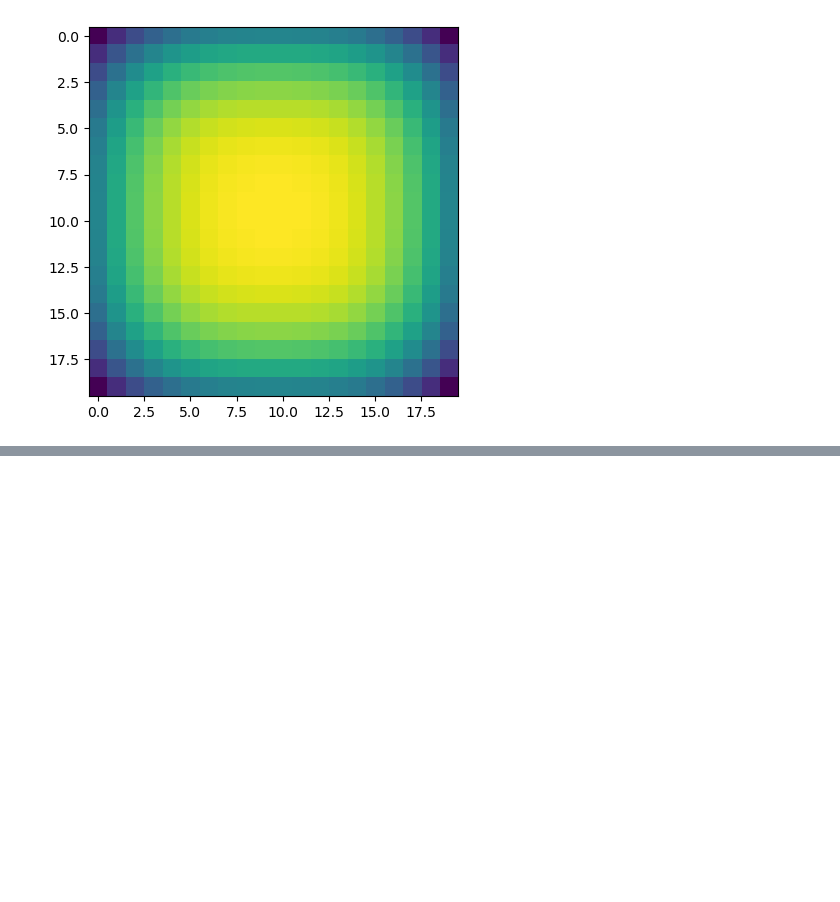
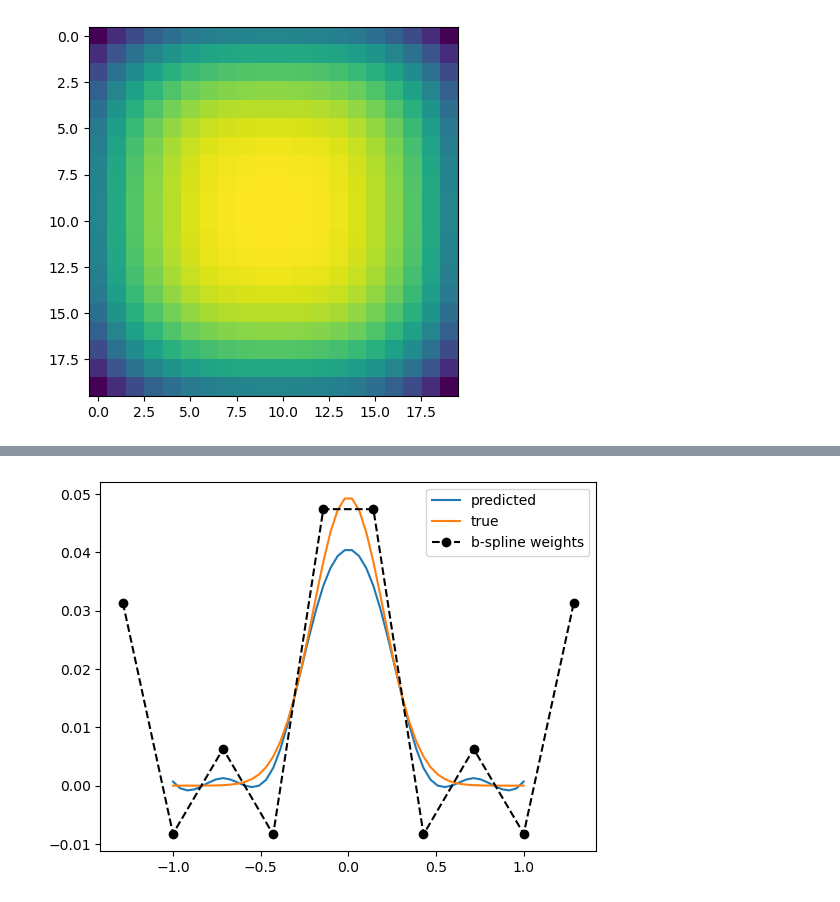
Before and after one commit to CambridgeSolidMechanics/tomography-registration-tools, a Jupyter notebook: examples/bspline_inverse.ipynb, the cells around one changed output, grey strips where cells are left out. Drawn from its saved outputs; the diff is of its cells as text; code cells hidden in the pictures; blank space fills up the shorter version.

```diff
--- a/examples/bspline_inverse.ipynb
+++ b/examples/bspline_inverse.ipynb
@@ -250,0 +70,11 @@ plt.plot(weights.flatten())
+# %%
+plt.plot(x.numpy(), u_post[:, len(y)//2, len(z)//2].numpy(), label='predicted')
+plt.plot(x.numpy(), u[:, len(y)//2, len(z)//2].numpy(), label='true')
+# plot grid points and weights
+nx,ny,nz = bf.grid_size
+grid_points = bf.origin[0] + bf.spacing[0] * torch.arange(nx)
+plt.plot(grid_points.numpy(), bf.phi_x[0,:,ny//2,nz//2], ls='--', c='k', marker='o', label='b-spline weights')
+plt.legend()
+plt.show()
+# %% [output]
+[figure, added]
```
Also changed, not shown: parts of 18 cells of this notebook, 1 other file.
